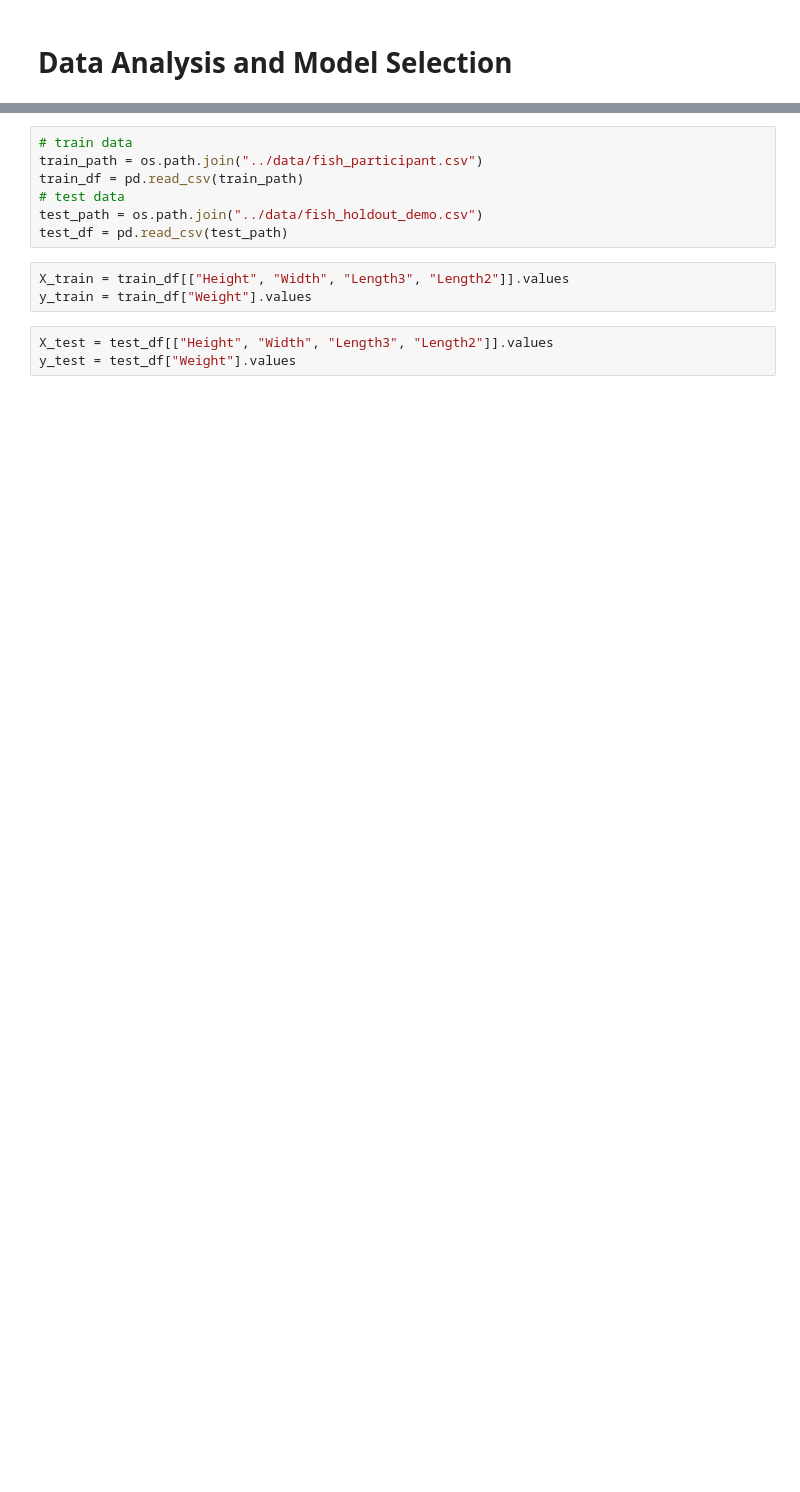
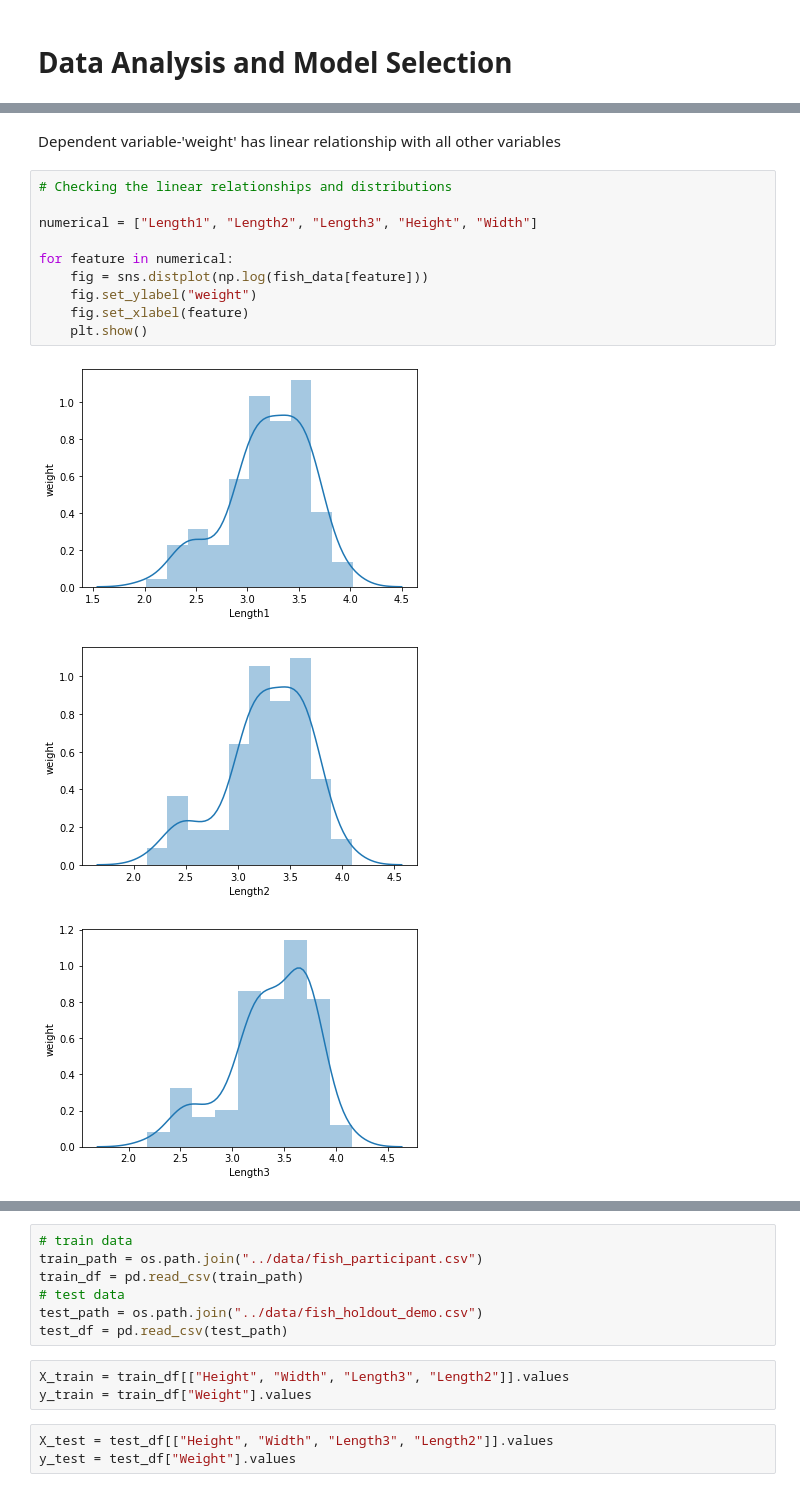
Before and after one commit to sheetalbongale/Fish-Weight-Prediction-Machine-Learning, a Jupyter notebook: notebooks/model_selection.ipynb, the cells around one changed output, grey strips where cells are left out. Drawn from its saved outputs; the diff is of its cells as text; blank space fills up the shorter version.

Commit message:
Giving Linear Regression another try

```diff
--- a/notebooks/model_selection.ipynb
+++ b/notebooks/model_selection.ipynb
@@ -22,0 +91,16 @@ from joblib import load
+# %% [markdown]
+Dependent variable-'weight' has linear relationship with all other variables
+# %%
+# Checking the linear relationships and distributions
+
+numerical = ["Length1", "Length2", "Length3", "Height", "Width"]
+
+for feature in numerical:
+    fig = sns.distplot(np.log(fish_data[feature]))
+    fig.set_ylabel("weight")
+    fig.set_xlabel(feature)
+    plt.show()
+# %% [output]
+[figure, added]
+[figure, added]
+[figure, added]
```
Also changed, not shown: parts of 18 cells of this notebook, 2 other files.
